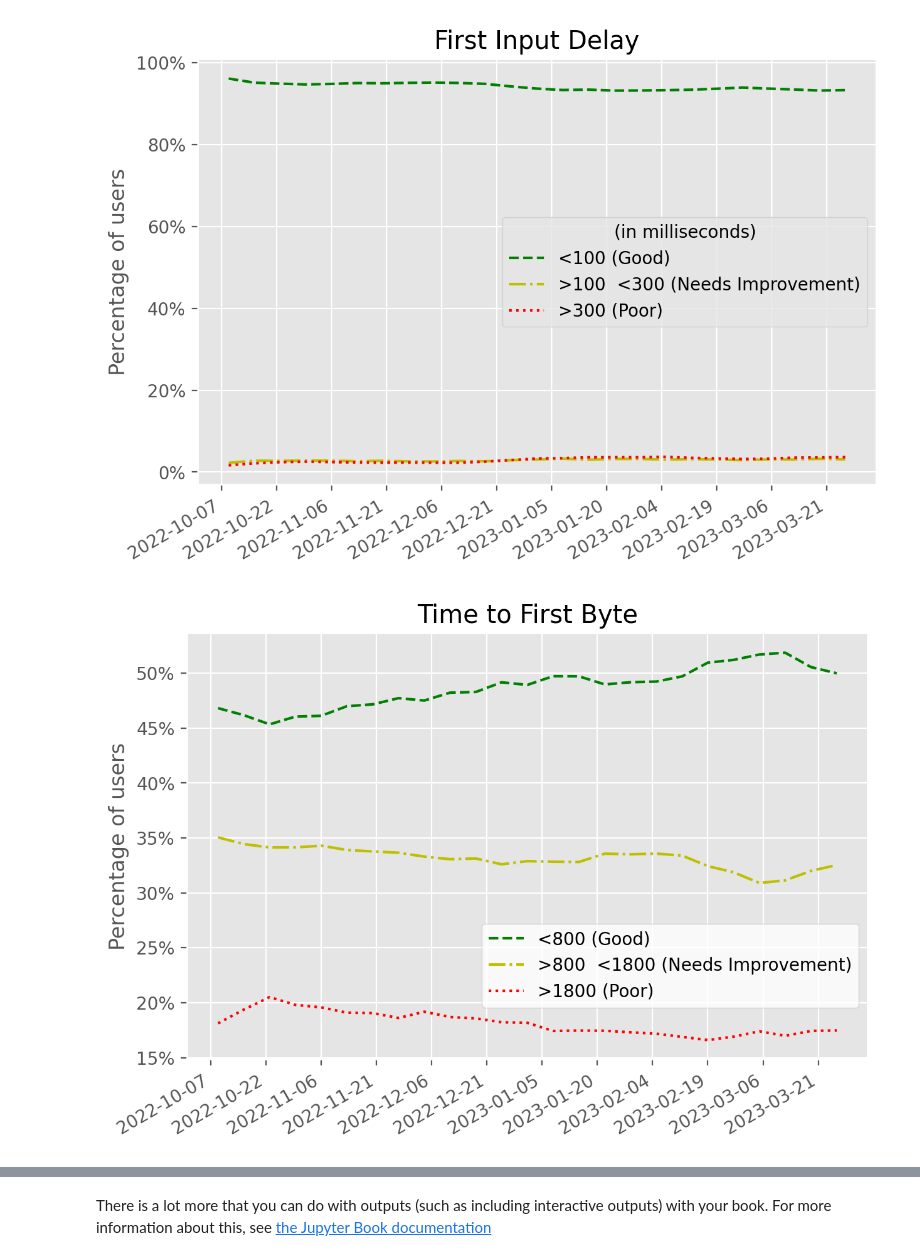
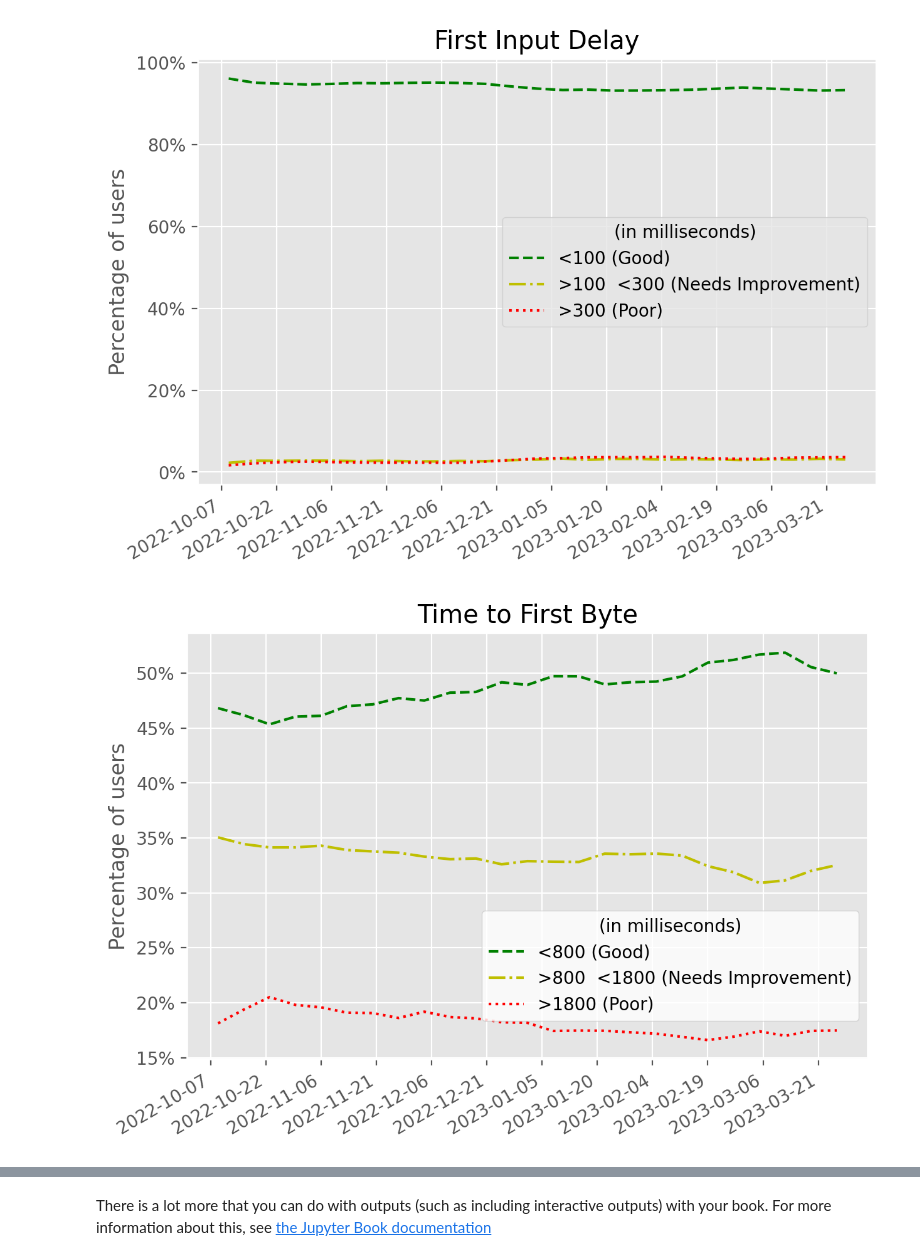
Before and after one commit to 1lubo/first_jupyter_book, a Jupyter notebook: _sources/notebooks.ipynb, the cells around one changed output, grey strips where cells are left out. Drawn from its saved outputs; the diff is of its cells as text; code cells hidden in the pictures.

```diff
--- a/_sources/notebooks.ipynb
+++ b/_sources/notebooks.ipynb
@@ -81,26 +81,26 @@ plot_titles = {"largest_contentful_paint": "Largest Contentful Paint", "first_co
 # %%
 for md in metrics_data.keys():
     plt.figure(figsize=(7,5), dpi=200)
     for density in metrics_data[md].keys():
         plt.plot(dates, metrics_data[md][density], plot_lines[density], label=plot_labels[md][density])
     plt.gca().xaxis.set_major_formatter(mdates.DateFormatter('%Y-%m-%d'))
     plt.gca().xaxis.set_major_locator(mdates.DayLocator(interval=15))
     plt.gcf().autofmt_xdate()
     plt.gca().yaxis.set_major_formatter(mtick.PercentFormatter(1.0, 0))
     plt.title(plot_titles[md])
     plt.ylabel('Percentage of users')
     plt.legend(loc='center right', facecolor='white')
     if len(plot_labels[md]) > 3:
         plt.legend(title=plot_labels[md][3])
     if len(plot_labels[md]) > 4:
-        plt.legend(loc='center right', facecolor='white', bbox_to_anchor=(plot_labels[md][4][0], plot_labels[md][4][1]))
+        plt.legend(loc='center right', facecolor='white', bbox_to_anchor=(plot_labels[md][4][0], plot_labels[md][4][1]), title=plot_labels[md][3])
     plt.savefig(f'./_build/html/_images/{md}.png')
 # %% [output]
 [figure]
 [figure]
 [figure]
 [figure]
-[figure, old version]
+[figure, new version]
 [figure]
 # %% [markdown]
 There is a lot more that you can do with outputs (such as including interactive outputs)
```
Also changed, not shown: 10 other files.
